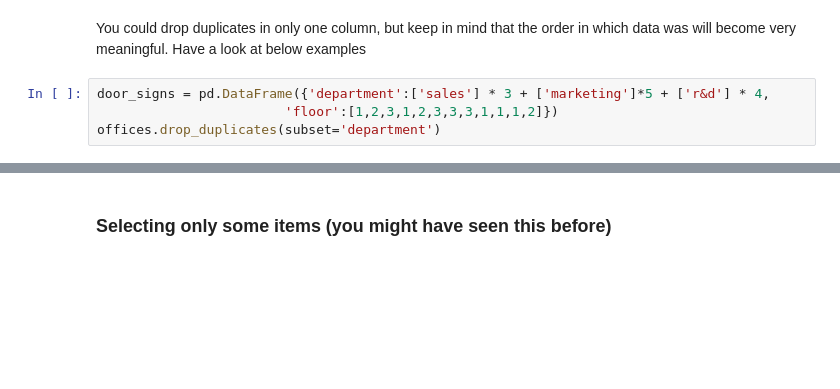
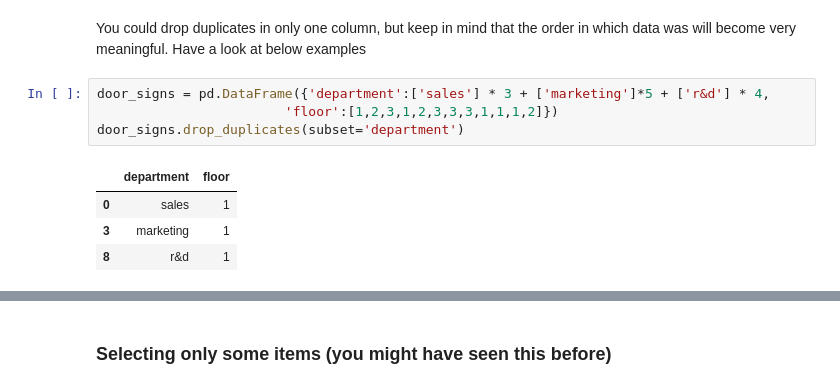
Before and after one commit to DrBenjamin/Applied-Software-Development-in-Health-and-Social-Care, a Jupyter notebook: 2_1_Learning_materials/B21 Pandas - data manipulation with Numpy and Panda v2.0.ipynb, the cells around one changed output, grey strips where cells are left out. Drawn from its saved outputs; the diff is of its cells as text; blank space fills up the shorter version.

```diff
--- a/2_1_Learning_materials/B21 Pandas - data manipulation with Numpy and Panda v2.0.ipynb
+++ b/2_1_Learning_materials/B21 Pandas - data manipulation with Numpy and Panda v2.0.ipynb
@@ -341,7 +413,12 @@ You could drop duplicates in only one column, but keep in mind that the order in
 # %%
 door_signs = pd.DataFrame({'department':['sales'] * 3 + ['marketing']*5 + ['r&d'] * 4,
                         'floor':[1,2,3,1,2,3,3,3,1,1,1,2]})
-offices.drop_duplicates(subset='department')
+door_signs.drop_duplicates(subset='department')
+# %% [output]
+|  | department | floor |
+| 0 | sales | 1 |
+| 3 | marketing | 1 |
+| 8 | r&d | 1 |
 # %%
 door_signs = pd.DataFrame({'department':['sales'] * 3 + ['marketing']*5 + ['r&d'] * 4,
                         'floor':[1,2,3,1,2,3,3,3,1,1,1,2]})
```
Also changed, not shown: parts of 69 cells of this notebook.
